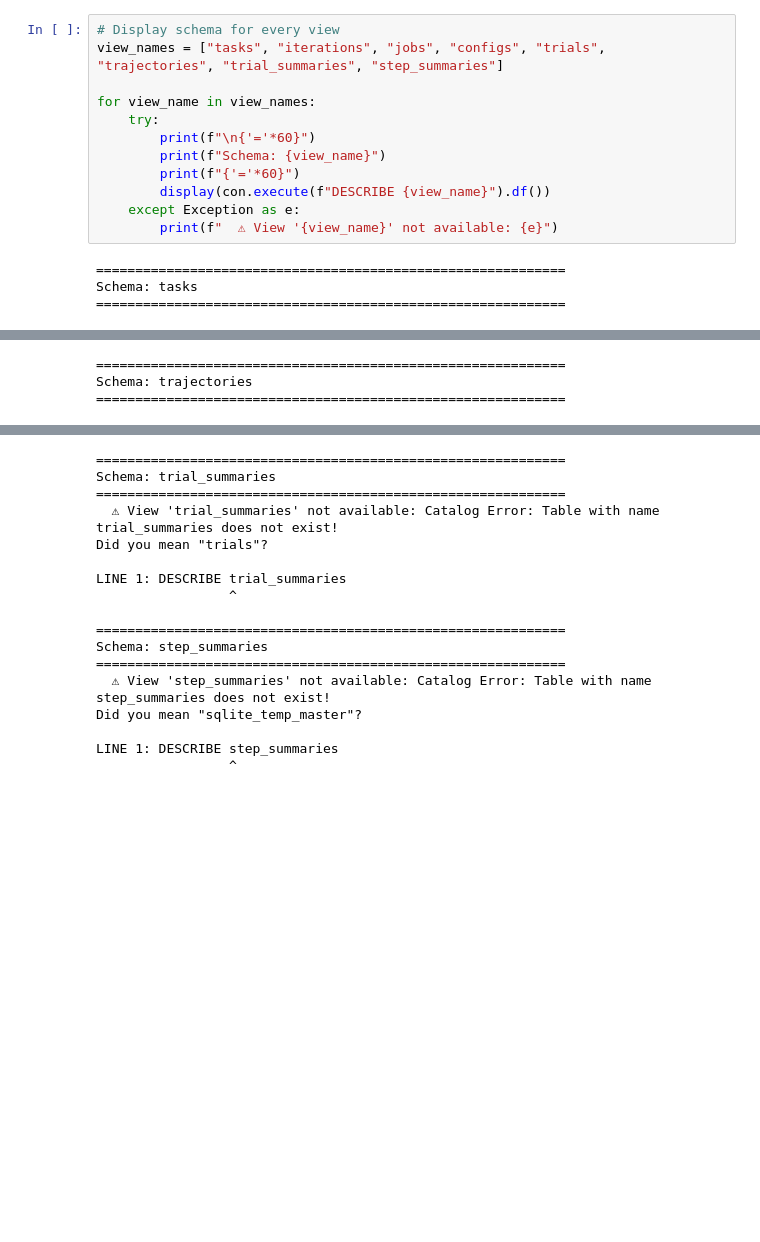
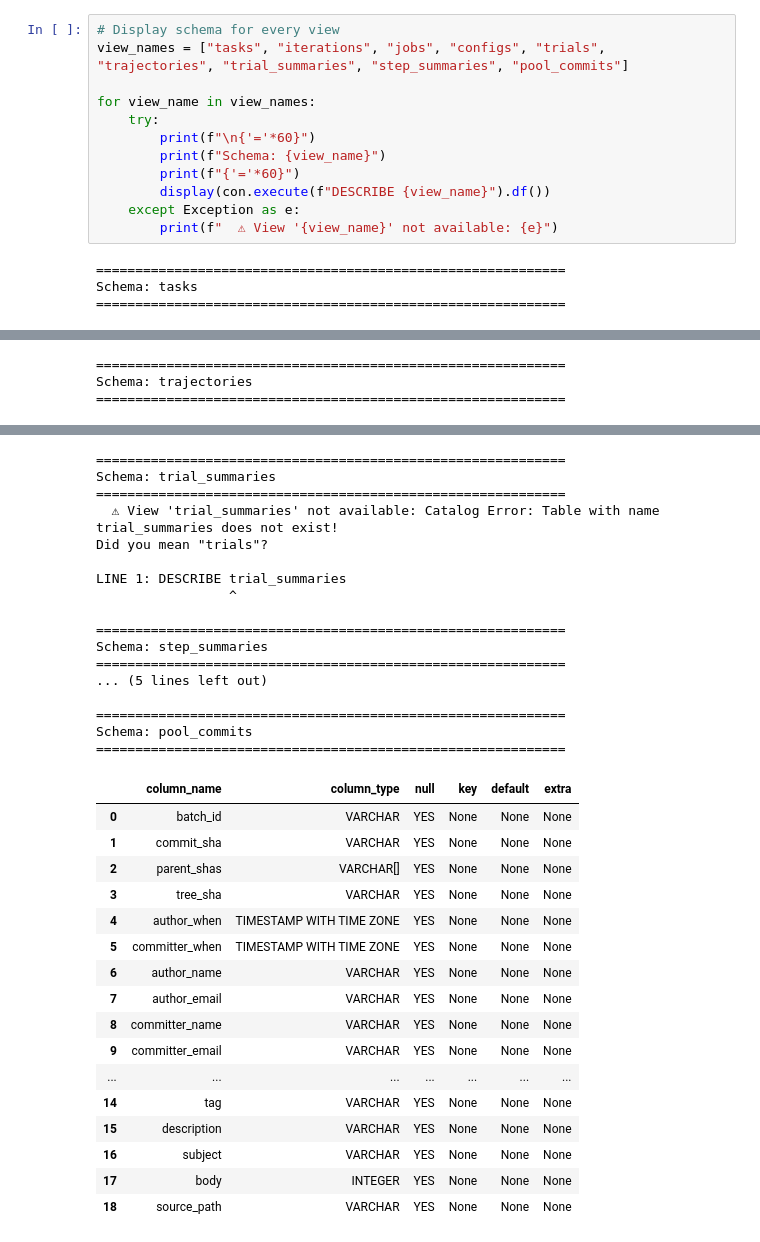
Before and after one commit to few-sh/harden-v0, a Jupyter notebook: notebooks/harden-v0-analysis-base.ipynb, the cells around one changed output, grey strips where cells are left out. Drawn from its saved outputs; the diff is of its cells as text; blank space fills up the shorter version.

```diff
--- a/notebooks/harden-v0-analysis-base.ipynb
+++ b/notebooks/harden-v0-analysis-base.ipynb
@@ -355,7 +507,7 @@ Warning: Could not create view 'step_summaries': IO Error: No files found that m
 ✓ Filters updated: 1 batch(es) selected
 # %%
 # Display schema for every view
-view_names = ["tasks", "iterations", "jobs", "configs", "trials", "trajectories", "trial_summaries", "step_summaries"]
+view_names = ["tasks", "iterations", "jobs", "configs", "trials", "trajectories", "trial_summaries", "step_summaries", "pool_commits"]
 
 for view_name in view_names:
     try:
@@ -446,37 +598,54 @@ Schema: trials
 ============================================================
 Schema: trajectories
 ============================================================
 |  | column_name | column_type | null | key | default | extra |
 | 0 | batch_id | VARCHAR | YES | None | None | None |
 | 1 | task_name | VARCHAR | YES | None | None | None |
 | 2 | job_id | VARCHAR | YES | None | None | None |
 | 3 | job_type | VARCHAR | YES | None | None | None |
 | 4 | iteration | INTEGER | YES | None | None | None |
 | 5 | attempt | INTEGER | YES | None | None | None |
 | 6 | trial_name | VARCHAR | YES | None | None | None |
 | 7 | step | STRUCT(step_id BIGINT, "timestamp... | YES | None | None | None |
 | 8 | schema_version | VARCHAR | YES | None | None | None |
 | 9 | session_id | UUID | YES | None | None | None |
 | 10 | agent | STRUCT("name" VARCHAR, "version" ... | YES | None | None | None |
 | 11 | final_metrics | STRUCT(total_prompt_tokens BIGINT... | YES | None | None | None |
 | 12 | filename | VARCHAR | YES | None | None | None |
 ============================================================
 Schema: trial_summaries
 ============================================================
   ⚠ View 'trial_summaries' not available: Catalog Error: Table with name trial_summaries does not exist!
 Did you mean "trials"?
 
 LINE 1: DESCRIBE trial_summaries
                  ^
 
 ============================================================
 Schema: step_summaries
 ============================================================
-  ⚠ View 'step_summaries' not available: Catalog Error: Table with name step_summaries does not exist!
-Did you mean "sqlite_temp_master"?
+... (5 lines left out)
 
-LINE 1: DESCRIBE step_summaries
-                 ^
+============================================================
+Schema: pool_commits
+============================================================
+|  | column_name | column_type | null | key | default | extra |
+| 0 | batch_id | VARCHAR | YES | None | None | None |
+| 1 | commit_sha | VARCHAR | YES | None | None | None |
+| 2 | parent_shas | VARCHAR[] | YES | None | None | None |
+| 3 | tree_sha | VARCHAR | YES | None | None | None |
+| 4 | author_when | TIMESTAMP WITH TIME ZONE | YES | None | None | None |
+| 5 | committer_when | TIMESTAMP WITH TIME ZONE | YES | None | None | None |
+| 6 | author_name | VARCHAR | YES | None | None | None |
+| 7 | author_email | VARCHAR | YES | None | None | None |
+| 8 | committer_name | VARCHAR | YES | None | None | None |
+| 9 | committer_email | VARCHAR | YES | None | None | None |
+| ... | ... | ... | ... | ... | ... | ... |
+| 14 | tag | VARCHAR | YES | None | None | None |
+| 15 | description | VARCHAR | YES | None | None | None |
+| 16 | subject | VARCHAR | YES | None | None | None |
+| 17 | body | INTEGER | YES | None | None | None |
+| 18 | source_path | VARCHAR | YES | None | None | None |
 # %%
 # Tasks Overview
 print("=== All Tasks (sorted by status) ===")
```
Also changed, not shown: parts of 6 cells of this notebook.
